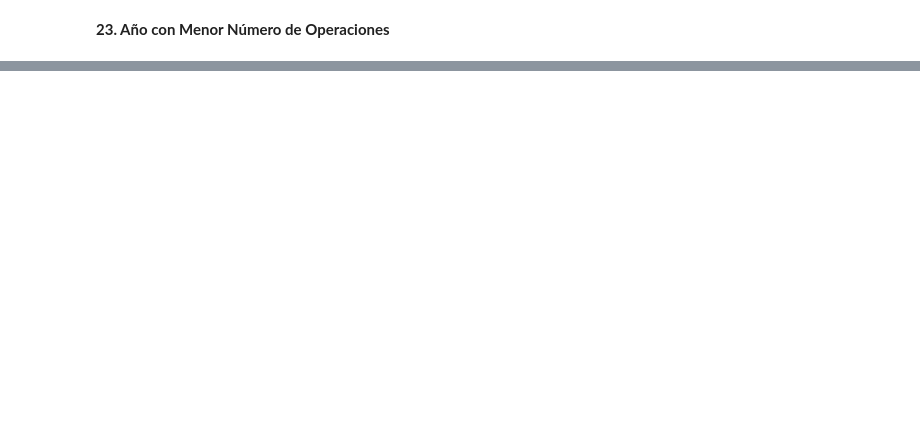
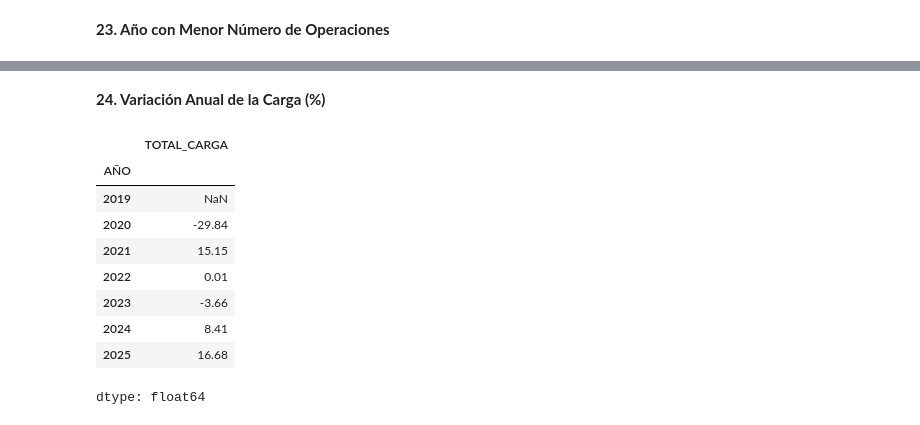
Before and after one commit to AlexisPerezCordero/Analisis-Trafico-Aereo-Jorge-Chavez, a Jupyter notebook: Analisis_Trafico_Aereo.ipynb, the cells around one changed output, grey strips where cells are left out. Drawn from its saved outputs; the diff is of its cells as text; code cells hidden in the pictures; blank space fills up the shorter version.

```diff
--- a/Analisis_Trafico_Aereo.ipynb
+++ b/Analisis_Trafico_Aereo.ipynb
@@ -542,0 +551,24 @@ print(
+# %% [markdown]
+**24. Variación Anual de la Carga (%)**
+# %%
+# Se calcula el crecimiento o disminución
+# porcentual de la carga respecto al año anterior.
+
+variacion_carga = (
+    carga_anual.pct_change() * 100
+)
+
+display(
+    variacion_carga.round(2)
+)
+# %% [output]
+|  | TOTAL_CARGA |
+| AÑO |  |
+| 2019 | NaN |
+| 2020 | -29.84 |
+| 2021 | 15.15 |
+| 2022 | 0.01 |
+| 2023 | -3.66 |
+| 2024 | 8.41 |
+| 2025 | 16.68 |
+dtype: float64
```
Also changed, not shown: parts of 12 cells of this notebook.
